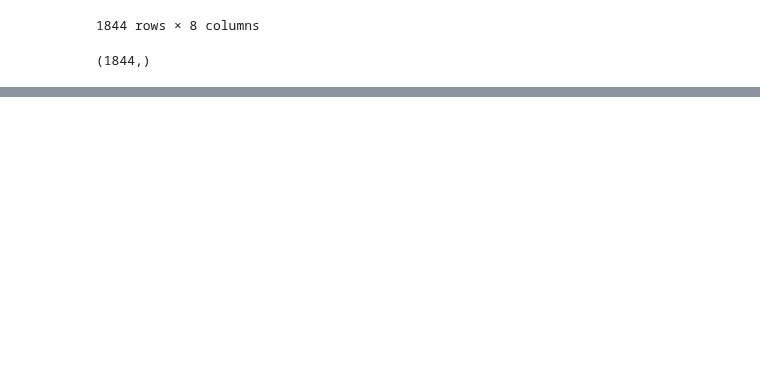
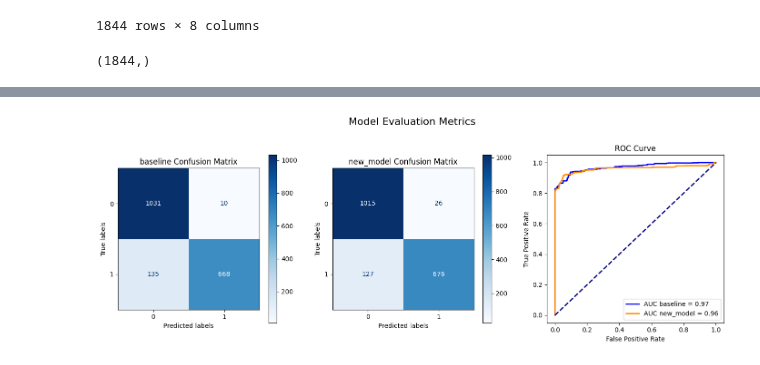
Before and after one commit to Oren-Ben/mlops-anomaly-detection, a Jupyter notebook: v1_model_schemes/lgbm_run.ipynb, the cells around one changed output, grey strips where cells are left out. Drawn from its saved outputs; the diff is of its cells as text; code cells hidden in the pictures; blank space fills up the shorter version.

```diff
--- a/v1_model_schemes/lgbm_run.ipynb
+++ b/v1_model_schemes/lgbm_run.ipynb
@@ -84,7 +86,7 @@ Pipeline(steps=[('transformations',
                                                                   <lgbm_model.LgbmModel object at 0x...>)]))])),
                 ('processing_results', AggregateModelScores())])
 # %%
-res = feature_pipe.transform(X_test)
+res = model_pipeline.transform(X_test)
 y_pred = res['avg_prediction'].copy()
 # %% [output]
 X.shape:  (1844, 5)
@@ -158,0 +159,16 @@ plot_metrics(cm, fpr, tpr, roc_auc, thresholds, title = 'Average Probability')
+# %%
+base_preds = pd.read_csv('/Users/orenben/Documents/runi/mlops-anomaly-detection/data/lgbm_baseline_predictions.csv')['y_pred']
+# %%
+models_config = {
+    'baseline' : {
+        'y_test' :y_test1,
+        'y_pred': base_preds.values,
+        'th': 0.5
+    },
+
+    'new_model' : {
+        'y_test' :y_test1,
+        'y_pred':y_pred.values,
+        'th' : 0.35
+    }
+}
@@ -158,0 +199,2 @@ plot_metrics(cm, fpr, tpr, roc_auc, thresholds, title = 'Average Probability')
+# %%
+eval = ModelEvaluation(models_config=models_config)
@@ -158,0 +203,4 @@ plot_metrics(cm, fpr, tpr, roc_auc, thresholds, title = 'Average Probability')
+# %%
+eval.plot_metrics()
+# %% [output]
+[figure, added]
```
Also changed, not shown: parts of 17 cells of this notebook, 10 other files.
